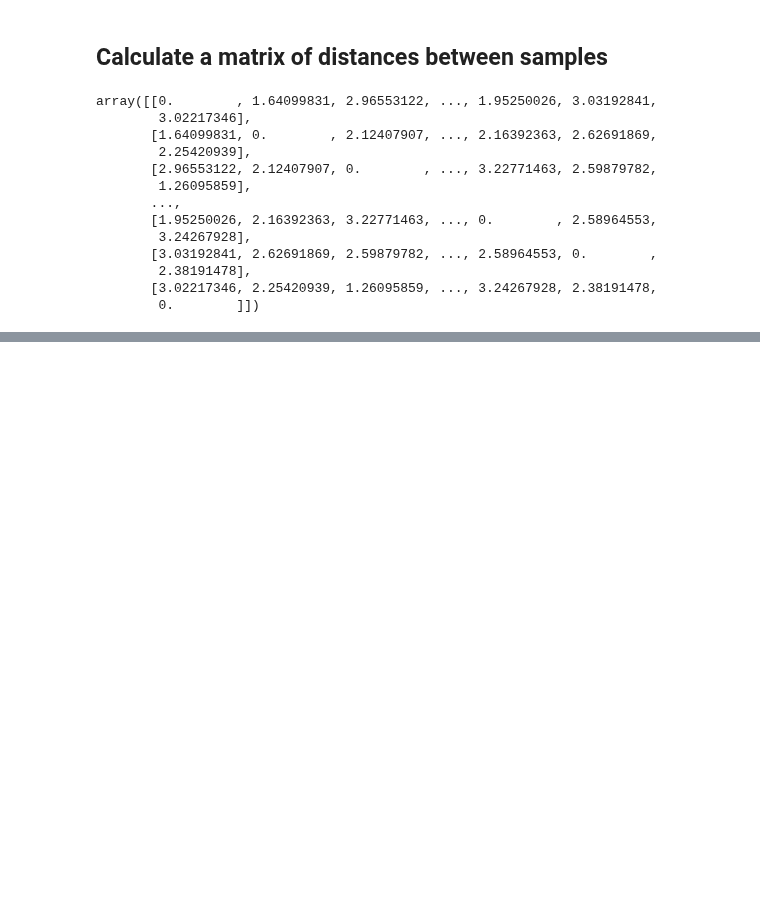
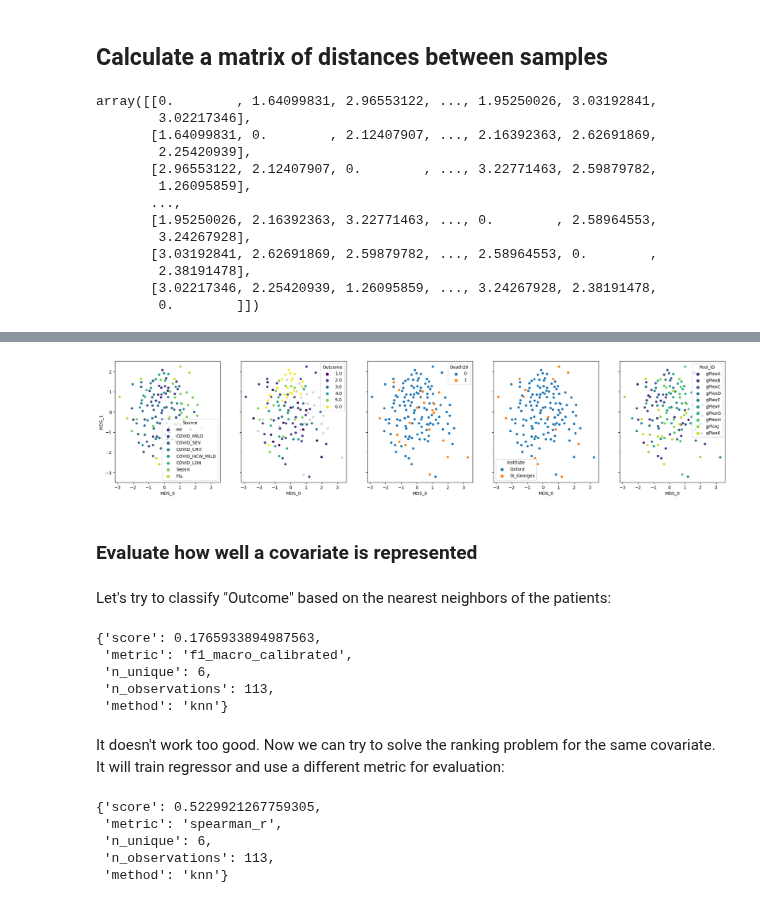
Before and after one commit to lueckenlab/patpy, a Jupyter notebook: docs/notebooks/representation_methods_example.ipynb, the cells around one changed output, grey strips where cells are left out. Drawn from its saved outputs; the diff is of its cells as text; code cells hidden in the pictures; blank space fills up the shorter version.

```diff
--- a/docs/notebooks/representation_methods_example.ipynb
+++ b/docs/notebooks/representation_methods_example.ipynb
@@ -175,0 +210,26 @@ OMP: Info #276: omp_set_nested routine deprecated, please use omp_set_max_active
+# %%
+pseudobulk.plot_embedding(method="MDS", metadata_cols=samples_metadata_cols);
+# %% [output]
+[figure, added]
+# %% [markdown]
+### Evaluate how well a covariate is represented
+# %% [markdown]
+Let's try to classify "Outcome" based on the nearest neighbors of the patients:
+# %%
+pseudobulk.evaluate_representation(target="Outcome", method="knn", n_neighbors=5, task="classification")
+# %% [output]
+{'score': 0.1765933894987563,
+ 'metric': 'f1_macro_calibrated',
+ 'n_unique': 6,
+ 'n_observations': 113,
+ 'method': 'knn'}
+# %% [markdown]
+It doesn't work too good. Now we can try to solve the ranking problem for the same covariate. It will train regressor and use a different metric for evaluation:
+# %%
+pseudobulk.evaluate_representation(target="Outcome", method="knn", n_neighbors=5, task="ranking")
+# %% [output]
+{'score': 0.5229921267759305,
+ 'metric': 'spearman_r',
+ 'n_unique': 6,
+ 'n_observations': 113,
+ 'method': 'knn'}
```
Also changed, not shown: parts of 40 cells of this notebook.
